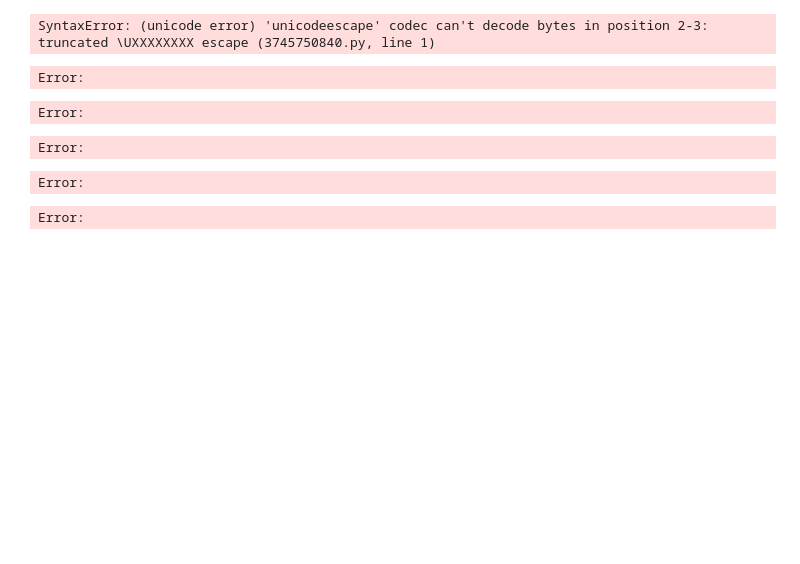
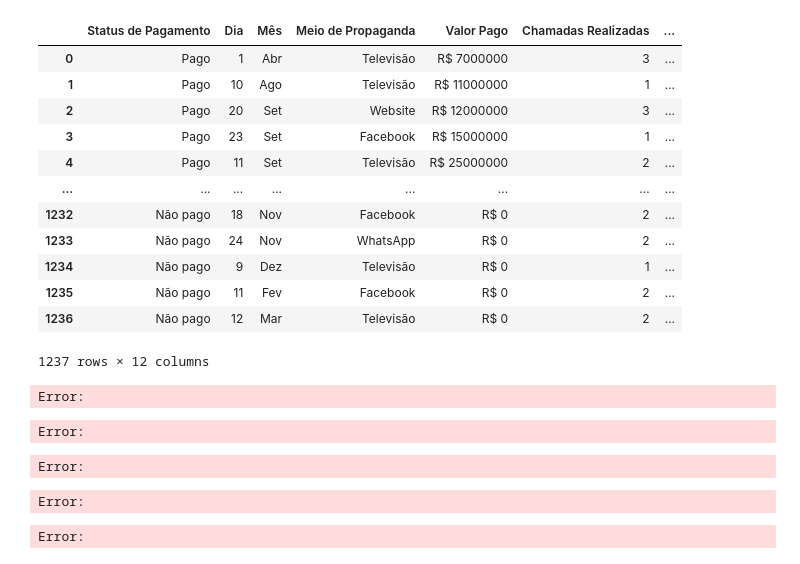
Before and after one commit to leoScienceanalytics/projeto-dashboard, a Jupyter notebook: app/graficos.ipynb, the cells around one changed output. Cells and saved outputs as stored; diff of their text form; code cells hidden in the pictures; blank space fills up the shorter version.

Commit message:
document updated

```diff
--- a/app/graficos.ipynb
+++ b/app/graficos.ipynb
@@ -15,10 +15,22 @@ main_config = {
     "margin": {"l":0, "r":0, "t":20, "b":0}
 }
 # %%
-df = pd.read_csv('C:\Users\leona\Documents\projetoDASHBOARD\data\dataset.csv')
+df = pd.read_csv(r'C:\Users\leona\Documents\projetoDASHBOARD\data\dataset.csv')
 df
 # %% [output]
+|  | Status de Pagamento | Dia | Mês | Meio de Propaganda | Valor Pago | Chamadas Realizadas | ... |
+| 0 | Pago | 1 | Abr | Televisão | R$ 7000000 | 3 | ... |
+| 1 | Pago | 10 | Ago | Televisão | R$ 11000000 | 1 | ... |
+| 2 | Pago | 20 | Set | Website | R$ 12000000 | 3 | ... |
+| 3 | Pago | 23 | Set | Facebook | R$ 15000000 | 1 | ... |
+| 4 | Pago | 11 | Set | Televisão | R$ 25000000 | 2 | ... |
+| ... | ... | ... | ... | ... | ... | ... | ... |
+| 1232 | Não pago | 18 | Nov | Facebook | R$ 0 | 2 | ... |
+| 1233 | Não pago | 24 | Nov | WhatsApp | R$ 0 | 2 | ... |
+| 1234 | Não pago | 9 | Dez | Televisão | R$ 0 | 1 | ... |
+| 1235 | Não pago | 11 | Fev | Facebook | R$ 0 | 2 | ... |
+| 1236 | Não pago | 12 | Mar | Televisão | R$ 0 | 2 | ... |
-SyntaxError: (unicode error) 'unicodeescape' codec can't decode bytes in position 2-3: truncated \UXXXXXXXX escape (3745750840.py, line 1)
+1237 rows × 12 columns
 # %%
 df
 # %% [output]
```
Also changed, not shown: 1 other file.
